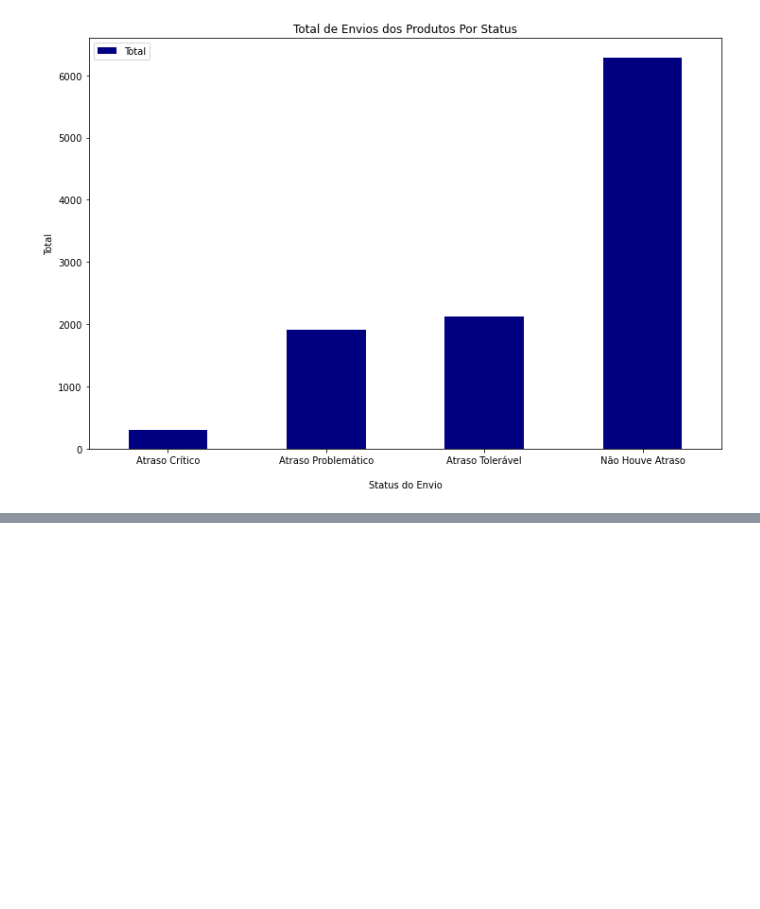
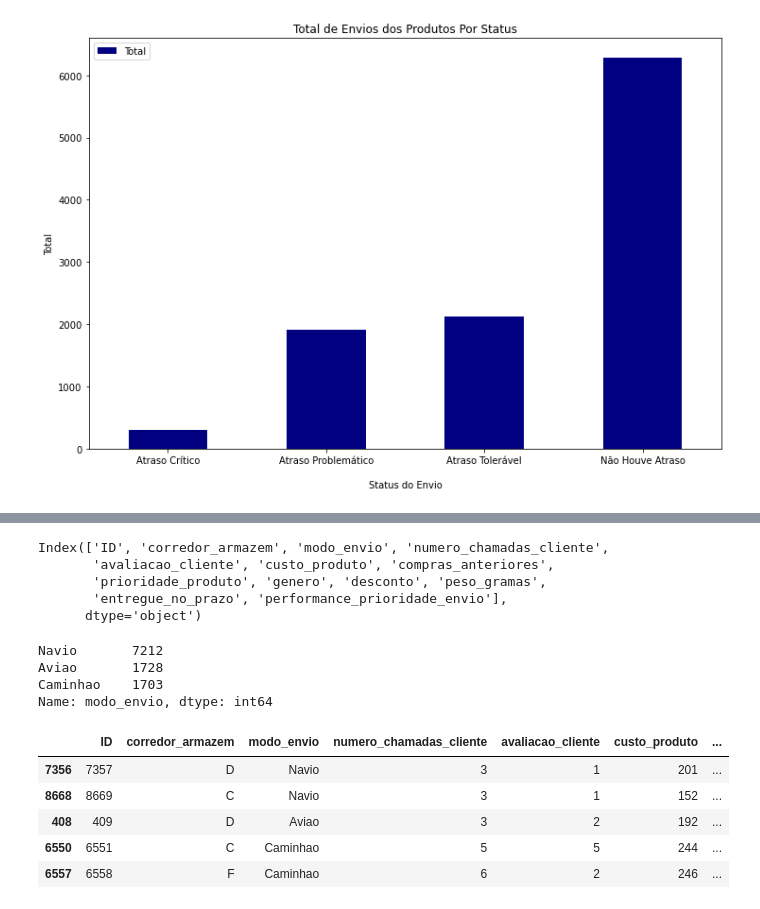
Before and after one commit to sandromzljr/Engenharia-Atributos, a Jupyter notebook: EngenhariaAtributos.ipynb, the cells around one changed output, grey strips where cells are left out. Saved outputs shown, nothing was run; the diff lists cells and outputs as text; code cells hidden in the pictures; blank space fills up the shorter version.

```diff
--- a/EngenhariaAtributos.ipynb
+++ b/EngenhariaAtributos.ipynb
@@ -586,0 +604,46 @@ plt.show()
+# %%
+df_eng.columns
+# %% [output]
+Index(['ID', 'corredor_armazem', 'modo_envio', 'numero_chamadas_cliente',
+       'avaliacao_cliente', 'custo_produto', 'compras_anteriores',
+       'prioridade_produto', 'genero', 'desconto', 'peso_gramas',
+       'entregue_no_prazo', 'performance_prioridade_envio'],
+      dtype='object')
+# %%
+df_eng.modo_envio.value_counts()
+# %% [output]
+Navio       7212
+Aviao       1728
+Caminhao    1703
+Name: modo_envio, dtype: int64
+# %%
+# Testando regras de negócio para criar uma nova variável.
+
+df_eng['performance_modo_envio'] = np.where(
+        (df_eng['prioridade_produto'] == 'alta') & (df_eng['modo_envio'] == 'Navio') & (df_eng['entregue_no_prazo'] == 0), "Atraso Crítico na Entrega Por Navio",
+    np.where(
+        (df_eng['prioridade_produto'] == 'media') & (df_eng['modo_envio'] == 'Navio') & (df_eng['entregue_no_prazo'] == 0), "Atraso Problemático na Entrega Por Navio",
+    np.where(
+        (df_eng['prioridade_produto'] == 'baixa') & (df_eng['modo_envio'] == 'Navio') & (df_eng['entregue_no_prazo'] == 0), "Atraso Tolerável na Entrega Por Navio",
+    np.where(
+        (df_eng['prioridade_produto'] == 'alta') & (df_eng['modo_envio'] == 'Aviao') & (df_eng['entregue_no_prazo'] == 0), "Atraso Crítico na Entrega Por Aviao",
+    np.where(
+        (df_eng['prioridade_produto'] == 'media') & (df_eng['modo_envio'] == 'Aviao') & (df_eng['entregue_no_prazo'] == 0), "Atraso Problemático na Entrega Por Aviao",
+    np.where(
+        (df_eng['prioridade_produto'] == 'baixa') & (df_eng['modo_envio'] == 'Aviao') & (df_eng['entregue_no_prazo'] == 0), "Atraso Tolerável na Entrega Por Aviao",
+    np.where(
+        (df_eng['prioridade_produto'] == 'alta') & (df_eng['modo_envio'] == 'Caminhao') & (df_eng['entregue_no_prazo'] == 0), "Atraso Crítico na Entrega Por Caminhao",
+    np.where(
+        (df_eng['prioridade_produto'] == 'media') & (df_eng['modo_envio'] == 'Caminhao') & (df_eng['entregue_no_prazo'] == 0), "Atraso Problemático na Entrega Por Caminhao",
+    np.where(
+        (df_eng['prioridade_produto'] == 'baixa') & (df_eng['modo_envio'] == 'Caminhao') & (df_eng['entregue_no_prazo'] == 0), "Atraso Tolerável na Entrega Por Caminhao",
+    "Não Houve Atraso")))))))))
+# %%
+df_eng.sample(5)
+# %% [output]
+|  | ID | corredor_armazem | modo_envio | numero_chamadas_cliente | avaliacao_cliente | custo_produto | ... |
+| 7356 | 7357 | D | Navio | 3 | 1 | 201 | ... |
+| 8668 | 8669 | C | Navio | 3 | 1 | 152 | ... |
+| 408 | 409 | D | Aviao | 3 | 2 | 192 | ... |
+| 6550 | 6551 | C | Caminhao | 5 | 5 | 244 | ... |
+| 6557 | 6558 | F | Caminhao | 6 | 2 | 246 | ... |
```
Also changed, not shown: parts of 14 cells of this notebook.
